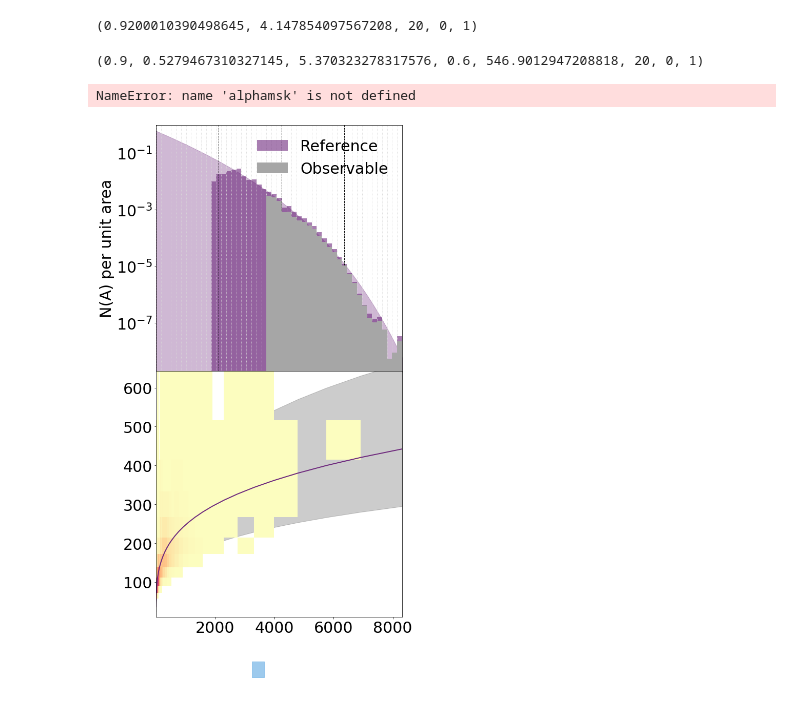
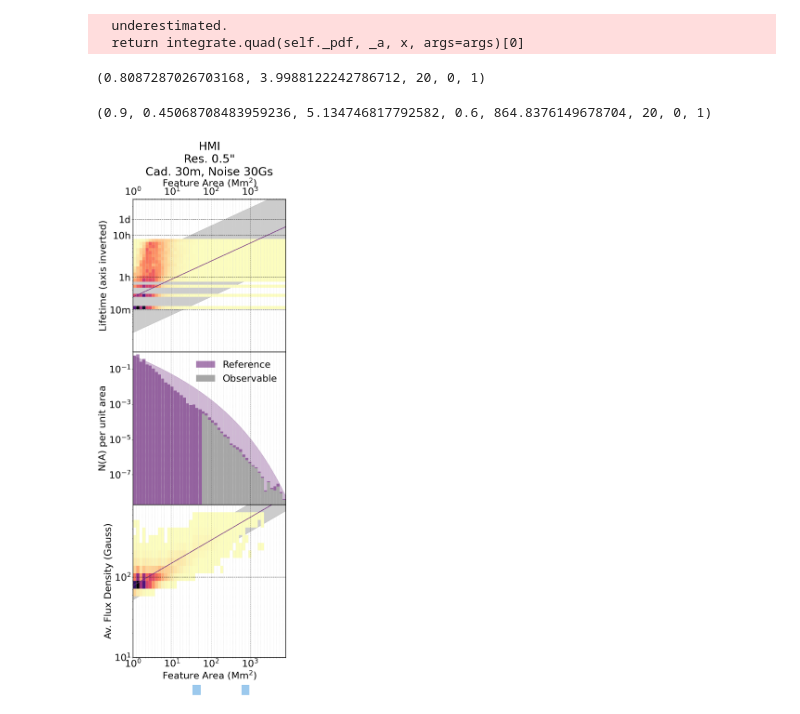
Before and after one commit to amunozj/sun_magnetic_lifetime_analysis, a Jupyter notebook: Swamis Statistics-Simple.ipynb, the cells around one changed output. Drawn from its saved outputs; the diff is of its cells as text; code cells hidden in the pictures.

```diff
--- a/Swamis Statistics-Simple.ipynb
+++ b/Swamis Statistics-Simple.ipynb
@@ -46,7 +46,11 @@ font = {'family': 'sans-serif',
 plt.rc('font', **font)
 # plt.rc('text', usetex=True)
 # %%
-Feature = pd.read_pickle('data/SWAMIS/Features.pnds')
+# Feature = pd.read_pickle('data/SWAMIS/Features.pnds')
+Feature = pd.read_pickle('data\SWAMIS\swamis_0090s_SF.pnds')
+
+
+
 
 CDELT1 = 0.504223
 Rs = 968.580444
@@ -61,7 +65,6 @@ Feature['Flux'] = Feature['Flux']*(CDELT1*Feature['scale'])**2/(np.pi*Rs**2)*2*n
 # Add distance from disk center in arcseconds
 Feature['Dis'] = np.sqrt(Feature['xs']**2+Feature['ys']**2)
 Feature['Ang'] = -(Feature['Dis']/60/60*np.pi/180- np.arcsin(np.sin(Feature['Dis']/60/60*np.pi/180)*DOBS/Rsun))
-
 Feature['Area'] = 2*np.pi*695**2*Feature['size_s']/(np.pi*Rs**2)*np.divide(1,np.cos(Feature['Ang']))
 Feature['meanB'] = np.divide(np.abs(Feature['Flux']),Feature['Area']*100000000**2)
 
@@ -70,19 +73,19 @@ Feature['meanB'] = np.divide(np.abs(Feature['Flux']),Feature['Area']*100000000**
 
 
 
-FeatureSF = pd.read_pickle('data/SWAMIS/Features_SF.pnds')
+# FeatureSF = pd.read_pickle('data\SWAMIS\swamis_0045s_SF.pnds')
 
-# Converting flux to maxwells
-FeatureSF['Flux'] = FeatureSF['Flux']*(CDELT1*FeatureSF['scale'])**2/(np.pi*Rs**2)*2*np.pi*(Rsun*100)**2*FeatureSF['scale']
+# # Converting flux to maxwells
+# FeatureSF['Flux'] = FeatureSF['Flux']*(CDELT1*FeatureSF['scale'])**2/(np.pi*Rs**2)*2*np.pi*(Rsun*100)**2*FeatureSF['scale']
 
 
 
-# Add distance from disk center in arcseconds
-FeatureSF['Dis'] = np.sqrt(FeatureSF['xs']**2+FeatureSF['ys']**2)
-FeatureSF['Ang'] = -(FeatureSF['Dis']/60/60*np.pi/180- np.arcsin(np.sin(FeatureSF['Dis']/60/60*np.pi/180)*DOBS/Rsun))
+# # Add distance from disk center in arcseconds
+# FeatureSF['Dis'] = np.sqrt(FeatureSF['xs']**2+FeatureSF['ys']**2)
+# FeatureSF['Ang'] = -(FeatureSF['Dis']/60/60*np.pi/180- np.arcsin(np.sin(FeatureSF['Dis']/60/60*np.pi/180)*DOBS/Rsun))
 
-FeatureSF['Area'] = 2*np.pi*695**2*FeatureSF['size_s']/(np.pi*Rs**2)*np.divide(1,np.cos(FeatureSF['Ang']))
-FeatureSF['meanB'] = np.divide(np.abs(FeatureSF['Flux']),FeatureSF['Area']*100000000**2)
+# FeatureSF['Area'] = 2*np.pi*695**2*FeatureSF['size_s']/(np.pi*Rs**2)*np.divide(1,np.cos(FeatureSF['Ang']))
+# FeatureSF['meanB'] = np.divide(np.abs(FeatureSF['Flux']),FeatureSF['Area']*100000000**2)
 
 
 # print(np.max(Feature['Area']))
@@ -130,13 +133,15 @@ wbtr = wb_tr()
 lntr = lognorm_tr()
 lntr.fit(Feature['Area'][Feature['Area']>20], 1, 1, ftr=20, floc=0, fscale=1)
 # %% [output]
-(0.9200010390498645, 4.147854097567208, 20, 0, 1)
+  underestimated.
+  return integrate.quad(self._pdf, _a, x, args=args)[0]
+(0.8087287026703168, 3.9988122242786712, 20, 0, 1)
 # %%
 lnwb = lognorm_weibull()
 
 lnwb.fit(Feature['Area'][Feature['Area']>100], 0.5, 0.9200010390498645, 4.147854097567208, 0.9211678259779241, 103.59611121389516, fc=0.9, fk = 0.6, ftr=20, floc=0, fscale=1)
 # %% [output]
-(0.9, 0.5279467310327145, 5.370323278317576, 0.6, 546.9012947208818, 20, 0, 1)
+(0.9, 0.45068708483959236, 5.134746817792582, 0.6, 864.8376149678704, 20, 0, 1)
 # %%
 # Distribution Plots for Observer
 zorder = 2
@@ -330,7 +335,7 @@ shift = 0.49 + totshift
 ax2.fill([xpos1+shift, xpos1+shift, xpos2+shift, xpos2+shift], [ypos1, ypos2, ypos2, ypos1], color=clr, alpha = baseal, zorder=zorder, clip_on = False, transform=ax2.transAxes)
 
 shift = 0.81 + totshift
-ax2.fill([xpos1+shift, xpos1+shift, xpos2+shift, xpos2+shift], [ypos1, ypos2, ypos2, ypos1], color=clr, alpha = alphamsk, zorder=zorder, clip_on = False, transform=ax2.transAxes)
+ax2.fill([xpos1+shift, xpos1+shift, xpos2+shift, xpos2+shift], [ypos1, ypos2, ypos2, ypos1], color=clr, alpha = baseal, zorder=zorder, clip_on = False, transform=ax2.transAxes)
 
 # ax2.text(totshift, -0.25, 'Not visible for:     $\beta < 60^o$     $\beta < 80^o$', horizontalalignment='left', verticalalignment='bottom',transform=ax2.transAxes)
 
@@ -420,32 +425,31 @@ ax3.set_xticks(edgesA, minor=True)
 ax3.set_xticklabels([], minor=True);
 ax3.xaxis.set_label_position('top')
 
 ax3.set_yticks([10/60, 1, 10, 24], minor=False)
 ax3.set_yticklabels(['10m', '1h', '10h', '1d'] , minor=False)
 ax3.set_title('HMI\nRes. 0.5\"\nCad. 30m, Noise 30Gs')
 
 ax3.set_yticks([1/60, 2/60, 3/60, 4/60, 5/60, 6/60, 7/60, 8/60, 9/60, 20/60, 30/60, 40/60, 50/60, 2, 3, 4, 5, 6, 7, 8, 9, 48], minor=True)
 # ax3.set_yticklabels(['1m', '2m', '', '', '5m', '', '', '', '', '20m', '', '40m', '', '2h', '', '', '5h', '', '', '', '', '2d'] , minor=True, fontdict= {'fontsize':15});
 ax3.set_yticklabels([] , minor=True, fontdict= {'fontsize':15});
 ax3.grid(color='k', linestyle='--', linewidth=1, axis='y', which='major')
 
 # ax3.invert_yaxis()
 
 for k, spine in ax1.spines.items():  #ax.spines is a dictionary
     spine.set_zorder(10)
     spine.set_linewidth(2)
 
 for k, spine in ax2.spines.items():  #ax.spines is a dictionary
     spine.set_zorder(10)
     spine.set_linewidth(2)
 
 for k, spine in ax3.spines.items():  #ax.spines is a dictionary
     spine.set_zorder(10)
     spine.set_linewidth(2)
 
 ax1.set_axisbelow(False)
 ax2.set_axisbelow(False)
 ax3.set_axisbelow(False)
 # %% [output]
-NameError: name 'alphamsk' is not defined
-[figure, old version]
+[figure, new version]
```
Also changed, not shown: parts of 2 cells of this notebook, 16 other files.
